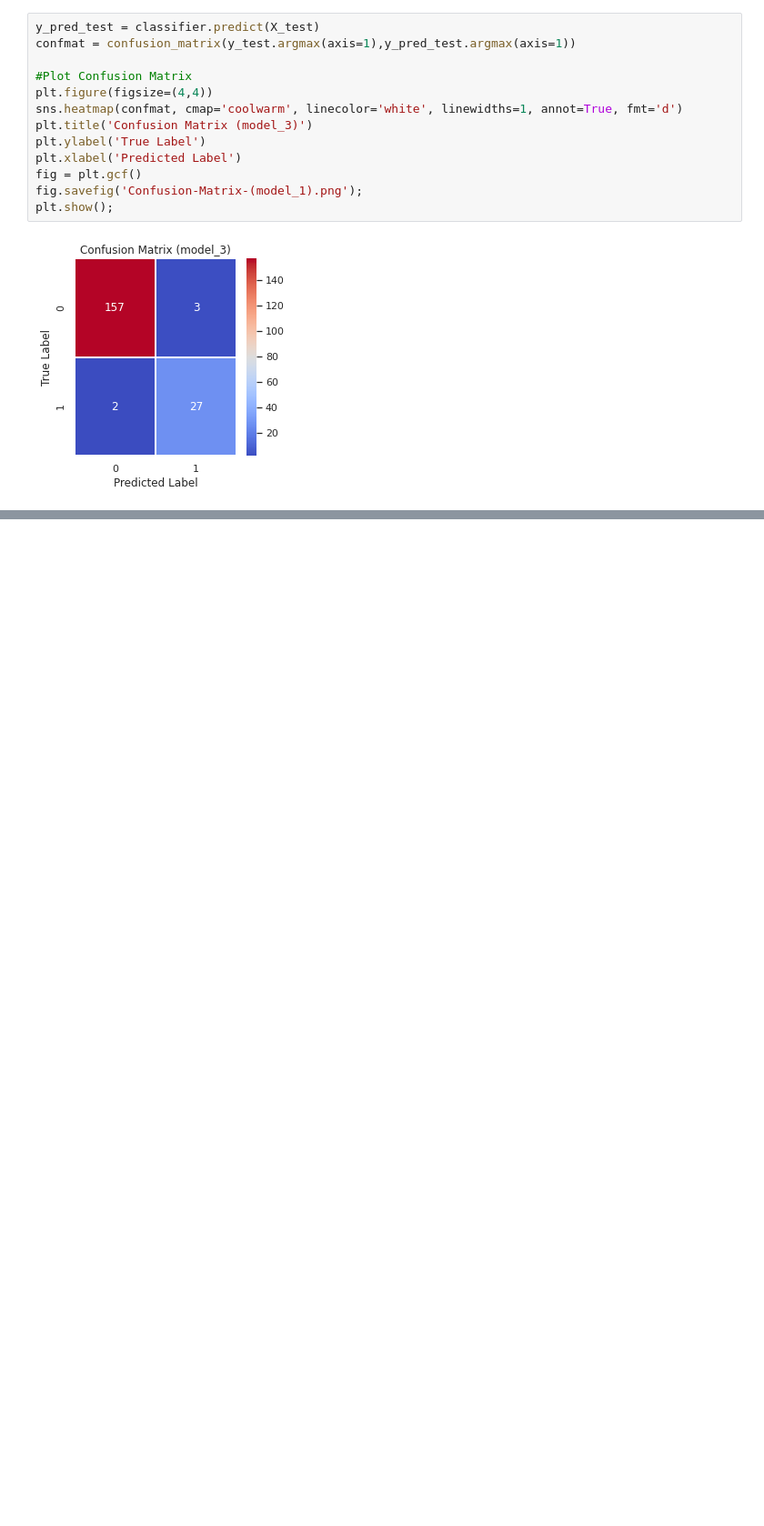
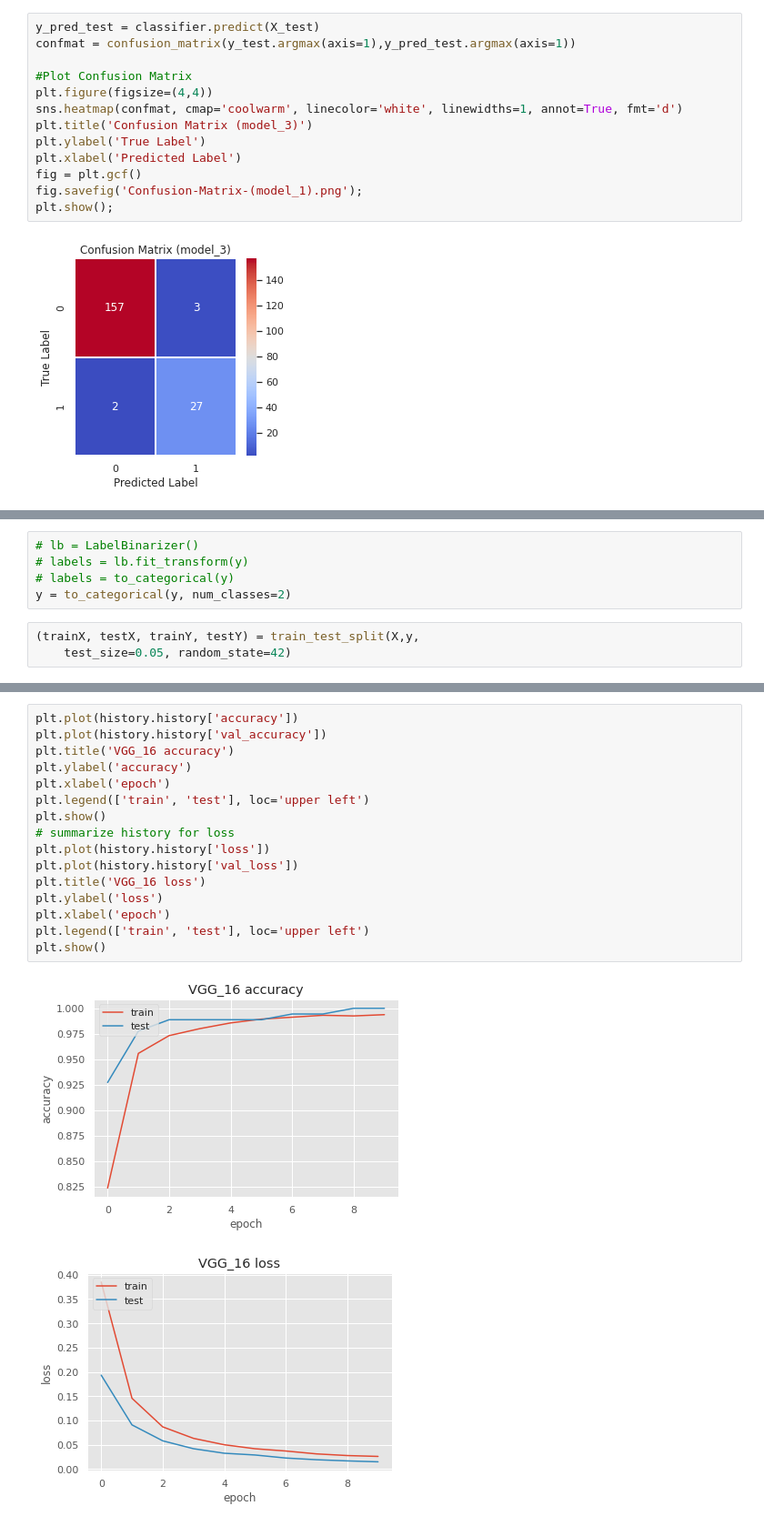
Before and after one commit to Adarshsinghparihar/Corona_detection_x-ray_Effat-University, a Jupyter notebook: Week_2.ipynb, the cells around one changed output, grey strips where cells are left out. Shown: that part at 91% size. Cells and saved outputs as stored; diff of their text form; blank space fills up the shorter version.

```diff
--- a/Week_2.ipynb
+++ b/Week_2.ipynb
@@ -260,0 +295,8 @@ plt.show();
+# %%
+# lb = LabelBinarizer()
+# labels = lb.fit_transform(y)
+# labels = to_categorical(y)
+y = to_categorical(y, num_classes=2)
+# %%
+(trainX, testX, trainY, testY) = train_test_split(X,y,
+	test_size=0.05, random_state=42)
@@ -260,0 +446,19 @@ plt.show();
+# %%
+plt.plot(history.history['accuracy'])
+plt.plot(history.history['val_accuracy'])
+plt.title('VGG_16 accuracy')
+plt.ylabel('accuracy')
+plt.xlabel('epoch')
+plt.legend(['train', 'test'], loc='upper left')
+plt.show()
+# summarize history for loss
+plt.plot(history.history['loss'])
+plt.plot(history.history['val_loss'])
+plt.title('VGG_16 loss')
+plt.ylabel('loss')
+plt.xlabel('epoch')
+plt.legend(['train', 'test'], loc='upper left')
+plt.show()
+# %% [output]
+[figure, added]
+[figure, added]
```
Also changed, not shown: parts of 11 cells of this notebook.
